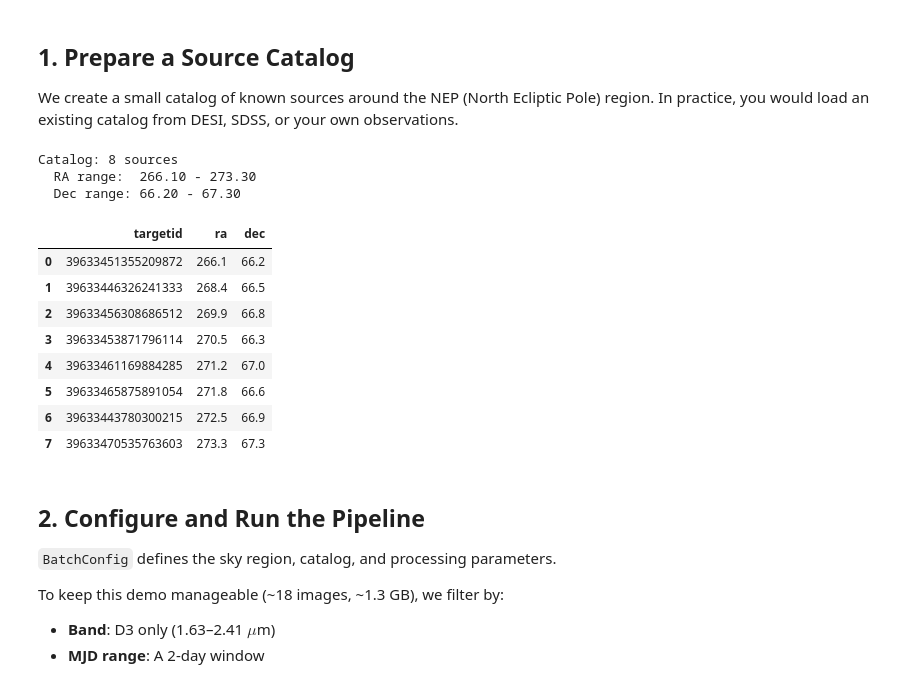
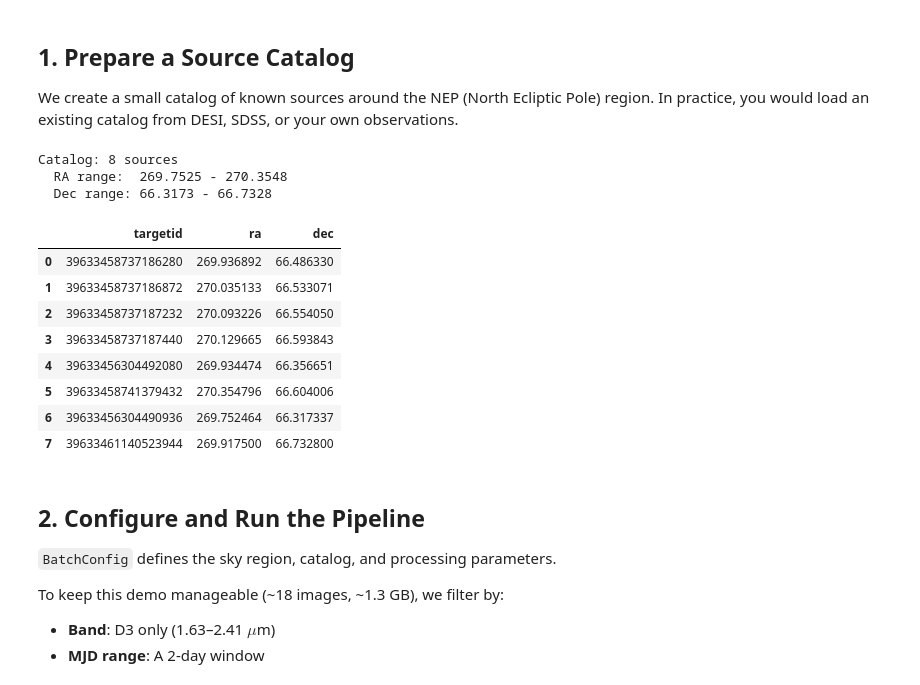
Before and after one commit to WenkeRen/spxquery, a Jupyter notebook: example/batch_demo/batch_photometry_demo.ipynb, the cells around one changed output. Drawn from its saved outputs; the diff is of its cells as text; code cells hidden in the pictures.

```diff
--- a/example/batch_demo/batch_photometry_demo.ipynb
+++ b/example/batch_demo/batch_photometry_demo.ipynb
@@ -36,46 +37,45 @@ We create a small catalog of known sources around the NEP (North Ecliptic Pole)
 # %%
 # Demo directory and output
 DEMO_DIR = Path(".").resolve()
 OUTPUT_DIR = DEMO_DIR / "batch_output"
 
-# Create a small catalog of sources near the NEP
-# These are real coordinates from the DESI NEP field
+# Real DESI NEP sources with verified coordinates from the SPHEREx initial sample catalog
 catalog_data = {
     "targetid": [
-        39633451355209872,
-        39633446326241333,
-        39633456308686512,
-        39633453871796114,
-        39633461169884285,
-        39633465875891054,
-        39633443780300215,
-        39633470535763603,
+        39633458737186280,
+        39633458737186872,
+        39633458737187232,
+        39633458737187440,
+        39633456304492080,
+        39633458741379432,
+        39633456304490936,
+        39633461140523944,
     ],
-    "ra": [266.10, 268.40, 269.90, 270.50, 271.20, 271.80, 272.50, 273.30],
-    "dec": [66.20, 66.50, 66.80, 66.30, 67.00, 66.60, 66.90, 67.30],
+    "ra": [269.936892, 270.035133, 270.093226, 270.129665, 269.934474, 270.354796, 269.752464, 269.917500],
+    "dec": [66.486330, 66.533071, 66.554050, 66.593843, 66.356651, 66.604006, 66.317337, 66.732800],
 }
 
 catalog_df = pd.DataFrame(catalog_data)
 catalog_path = DEMO_DIR / "demo_catalog.csv"
 catalog_df.to_csv(catalog_path, index=False)
 
 print(f"Catalog: {len(catalog_df)} sources")
-print(f"  RA range:  {catalog_df['ra'].min():.2f} - {catalog_df['ra'].max():.2f}")
-print(f"  Dec range: {catalog_df['dec'].min():.2f} - {catalog_df['dec'].max():.2f}")
+print(f"  RA range:  {catalog_df['ra'].min():.4f} - {catalog_df['ra'].max():.4f}")
+print(f"  Dec range: {catalog_df['dec'].min():.4f} - {catalog_df['dec'].max():.4f}")
 catalog_df
 # %% [output]
 Catalog: 8 sources
-  RA range:  266.10 - 273.30
-  Dec range: 66.20 - 67.30
+  RA range:  269.7525 - 270.3548
+  Dec range: 66.3173 - 66.7328
 |  | targetid | ra | dec |
-| 0 | 39633451355209872 | 266.1 | 66.2 |
-| 1 | 39633446326241333 | 268.4 | 66.5 |
-| 2 | 39633456308686512 | 269.9 | 66.8 |
-| 3 | 39633453871796114 | 270.5 | 66.3 |
-| 4 | 39633461169884285 | 271.2 | 67.0 |
-| 5 | 39633465875891054 | 271.8 | 66.6 |
-| 6 | 39633443780300215 | 272.5 | 66.9 |
-| 7 | 39633470535763603 | 273.3 | 67.3 |
+| 0 | 39633458737186280 | 269.936892 | 66.486330 |
+| 1 | 39633458737186872 | 270.035133 | 66.533071 |
+| 2 | 39633458737187232 | 270.093226 | 66.554050 |
+| 3 | 39633458737187440 | 270.129665 | 66.593843 |
+| 4 | 39633456304492080 | 269.934474 | 66.356651 |
+| 5 | 39633458741379432 | 270.354796 | 66.604006 |
+| 6 | 39633456304490936 | 269.752464 | 66.317337 |
+| 7 | 39633461140523944 | 269.917500 | 66.732800 |
 # %% [markdown]
 ## 2. Configure and Run the Pipeline
 
```
Also changed, not shown: parts of 6 cells of this notebook, 6 other files.
